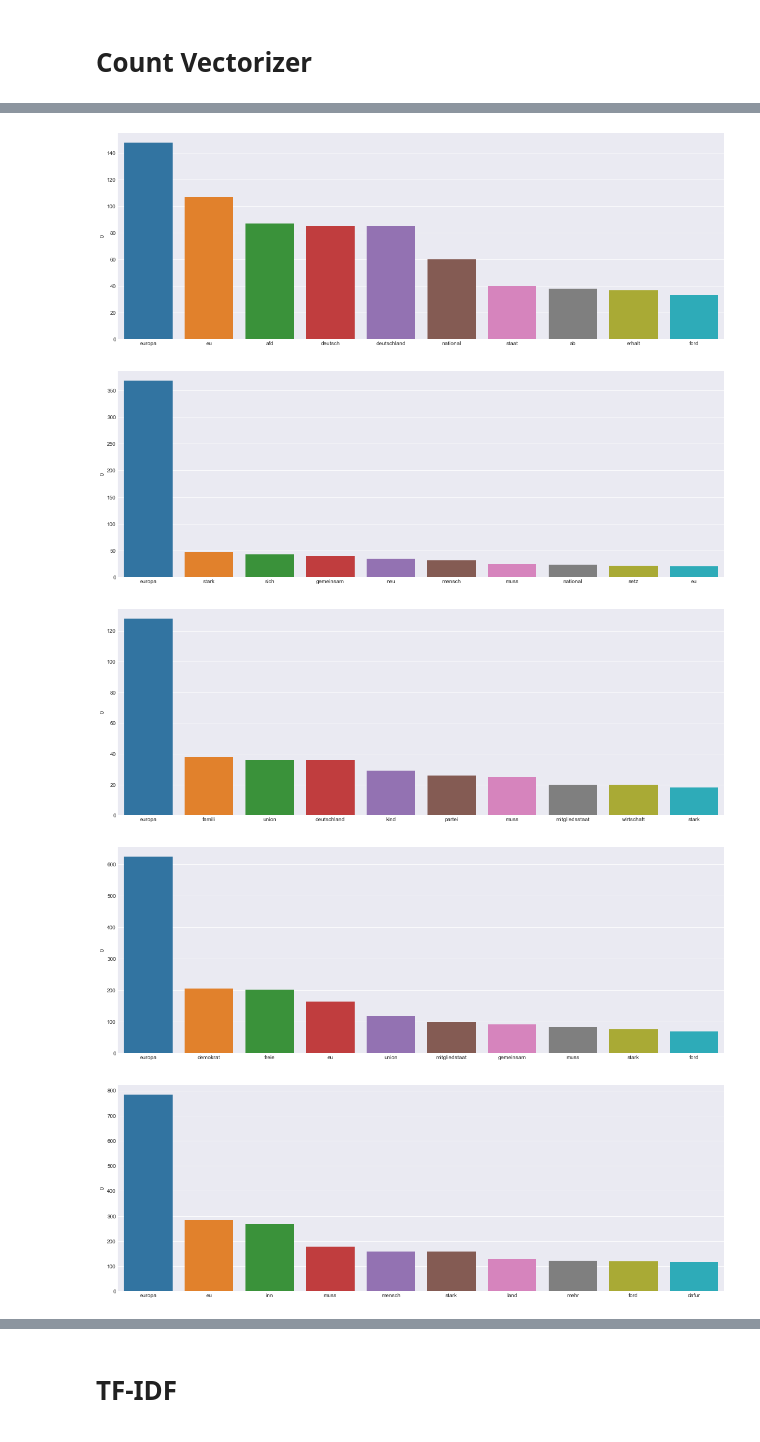
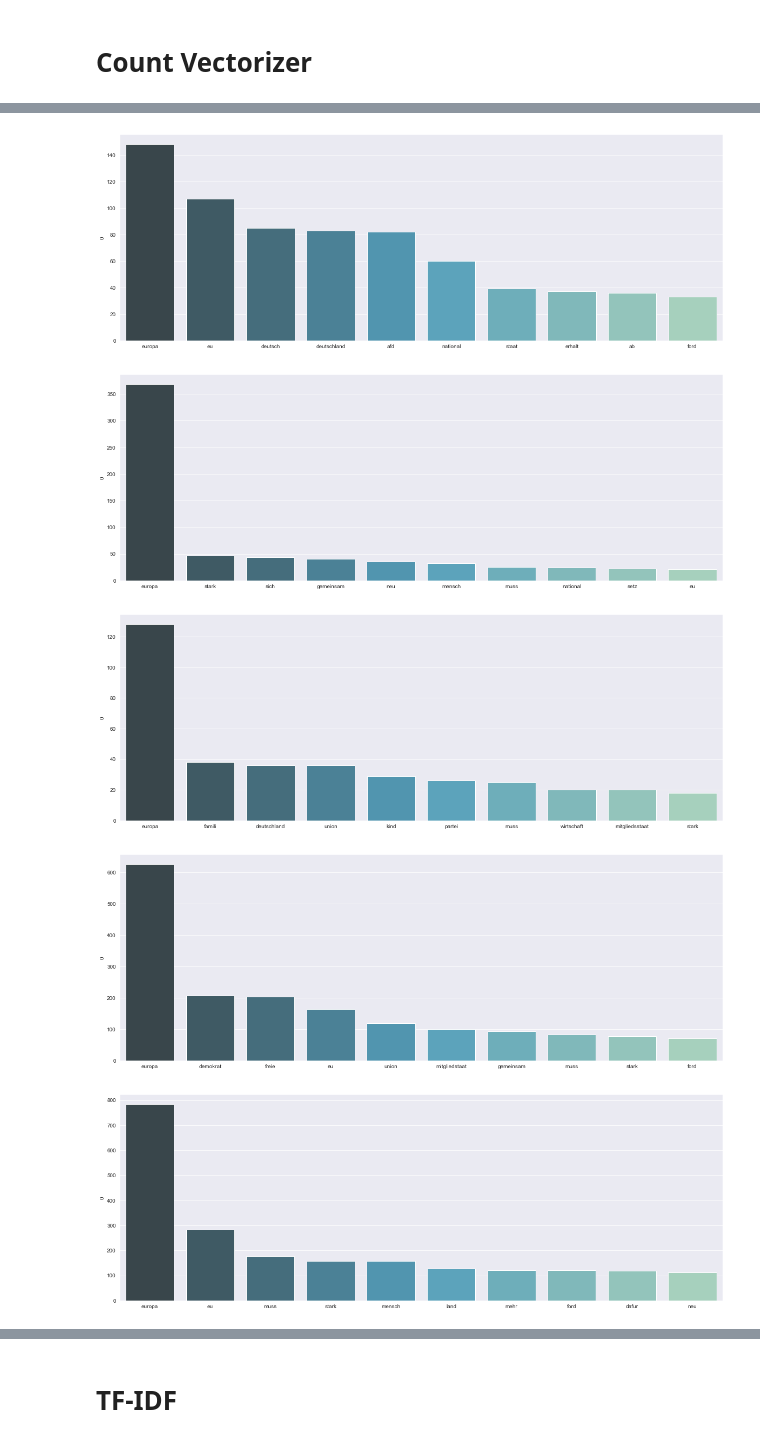
Before and after one commit to dpleus/TF-IDF, a Jupyter notebook: Similarity Analysis.ipynb, the cells around one changed output, grey strips where cells are left out. Drawn from its saved outputs; the diff is of its cells as text; code cells hidden in the pictures.

```diff
--- a/Similarity Analysis.ipynb
+++ b/Similarity Analysis.ipynb
@@ -106,29 +104,23 @@ for each in programms:
-# %%
-#List of strings
-lis = []
-
-for doc in programms:
-    lis.append(str(programms[doc]))
-
-#corpus = list(lis.values()) # Get your list of lists of strings
-#corpus = sum(lis, []) # Good trick for flattening 2D lists to 1D
-# %%
-full = ""
-
-for doc in programms:
-    full = full + str(programms[doc])
-
-full = [full]
 # %% [markdown]
 # Count Vectorizer
 # %%
 from sklearn.feature_extraction.text import CountVectorizer
 # %%
+# Create single string from words
+full = ""
+for doc in programms_stemmed:
+    full = full + str(programms_stemmed[doc])
+full = [full]
+
+# Initialize counts
 count = CountVectorizer()
 X = count.fit_transform(full)
-total_counts = pd.DataFrame(data=X.T.todense(),index=count.get_feature_names()).sort_values(by=0, ascending=False)
+
+# Build DataFrame and plot top 10
+total_counts = pd.DataFrame(data = X.T.todense(),index=count.get_feature_names()).sort_values(by = 0, ascending=False)
 words = total_counts.head(10)
+sns.set(font_scale=1.25)
 plt.figure(figsize=(20,7))
-sns.barplot(x=words.index.values, y=words[0])
+sns.barplot(x=words.index.values, y=words[0], palette="GnBu_d")
 # %% [output]
 <matplotlib.axes._subplots.AxesSubplot at 0x...>
@@ -136,14 +128,22 @@ sns.barplot(x=words.index.values, y=words[0])
 # %%
+# Create list of strings
+lis = []
+
+for doc in programms:
+    lis.append(str(programms_stemmed[doc]))
+
+#Plot top20 words for each party
 for each in lis:
     each = [each]
     count = CountVectorizer()
     X = count.fit_transform(each)
     words = pd.DataFrame(data=X.T.todense(),index=count.get_feature_names()).sort_values(by=0, ascending=False).head(10)
+
     plt.figure(figsize=(20,7))
-    sns.barplot(x=words.index.values, y=words[0])
+    sns.barplot(x=words.index.values, y=words[0], palette="GnBu_d")
 # %% [output]
-[figure, old version]
+[figure, new version]
-[figure, old version]
+[figure, new version]
-[figure, old version]
+[figure, new version]
-[figure, old version]
+[figure, new version]
-[figure, old version]
+[figure, new version]
```
Also changed, not shown: parts of 34 cells of this notebook.
